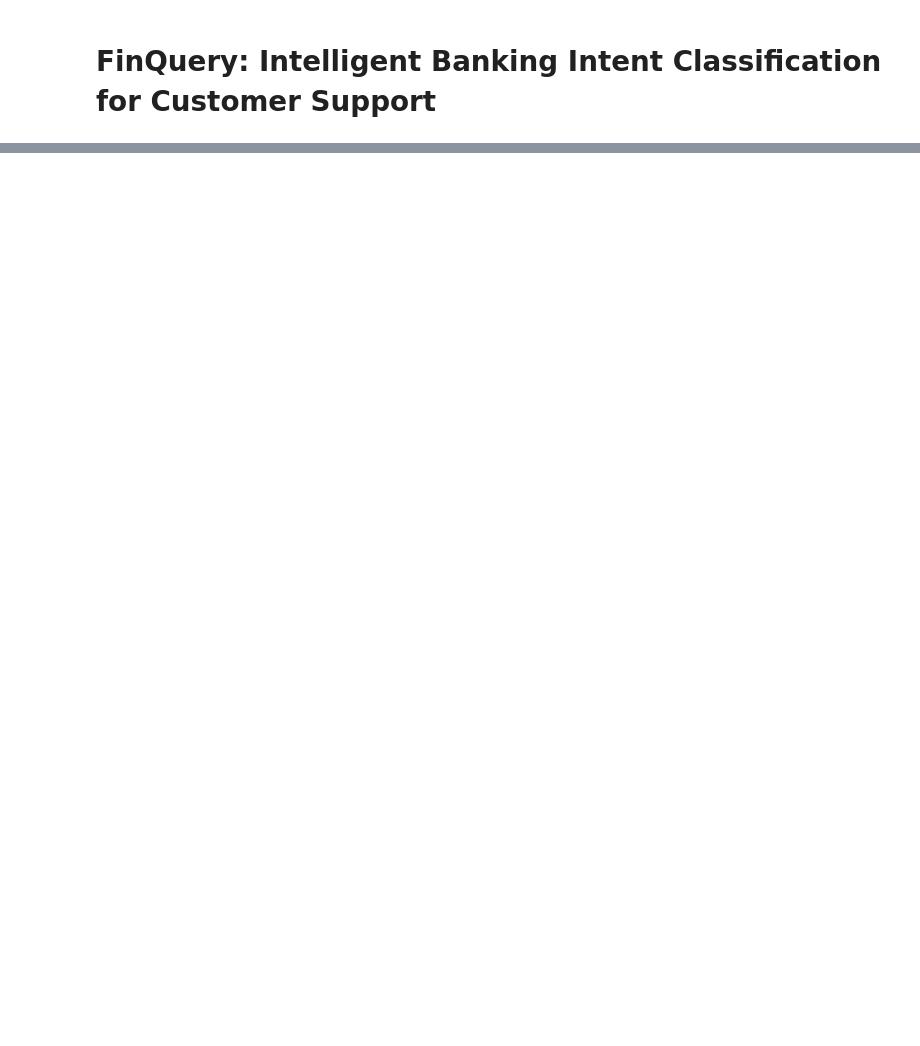
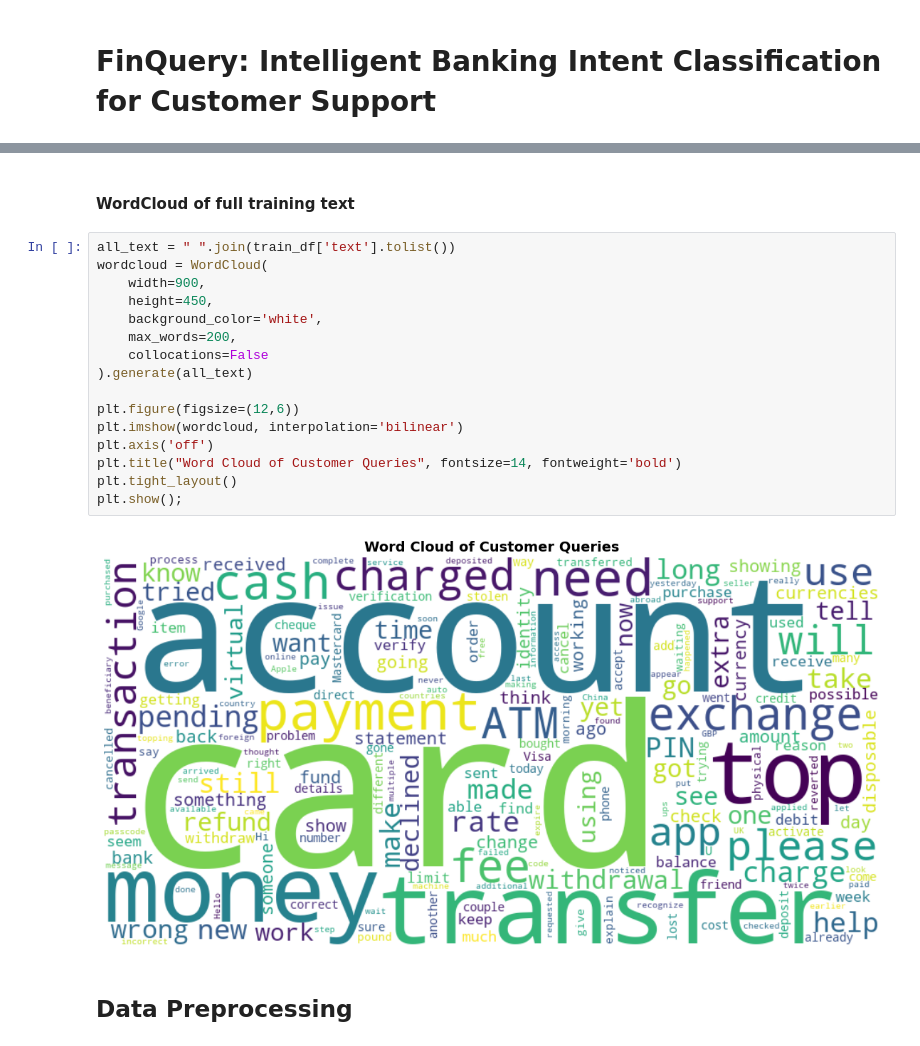
Before and after one commit to Daniel-Muruthi/finquery, a Jupyter notebook: index.ipynb, the cells around one changed output, grey strips where cells are left out. Saved outputs shown, nothing was run; the diff lists cells and outputs as text; blank space fills up the shorter version.

```diff
--- a/index.ipynb
+++ b/index.ipynb
@@ -21,0 +129,22 @@ df.head(10)
+# %% [markdown]
+#### **WordCloud of full training text**
+# %%
+all_text = " ".join(train_df['text'].tolist())
+wordcloud = WordCloud(
+    width=900,
+    height=450,
+    background_color='white',
+    max_words=200,
+    collocations=False
+).generate(all_text)
+
+plt.figure(figsize=(12,6))
+plt.imshow(wordcloud, interpolation='bilinear')
+plt.axis('off')
+plt.title("Word Cloud of Customer Queries", fontsize=14, fontweight='bold')
+plt.tight_layout()
+plt.show();
+# %% [output]
+[figure, added]
+# %% [markdown]
+## **Data Preprocessing**
```
Also changed, not shown: parts of 17 cells of this notebook, 3 other files.
